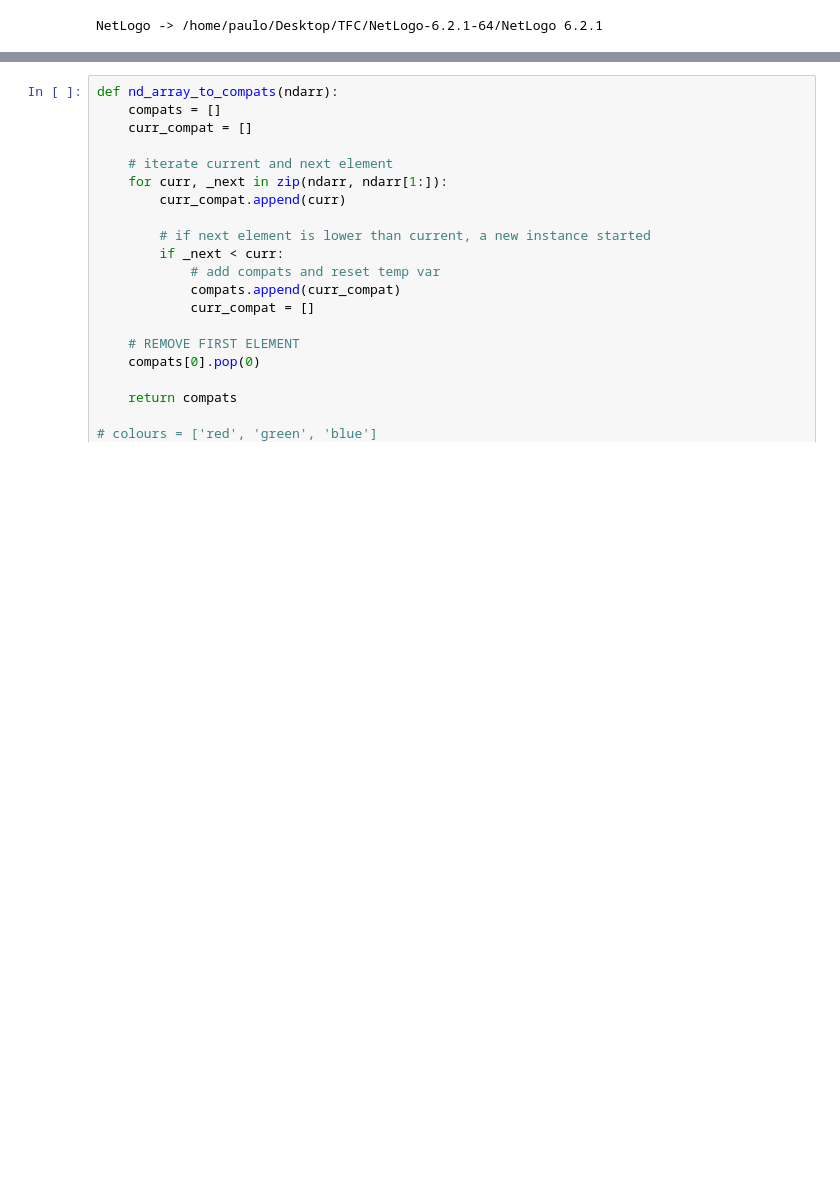
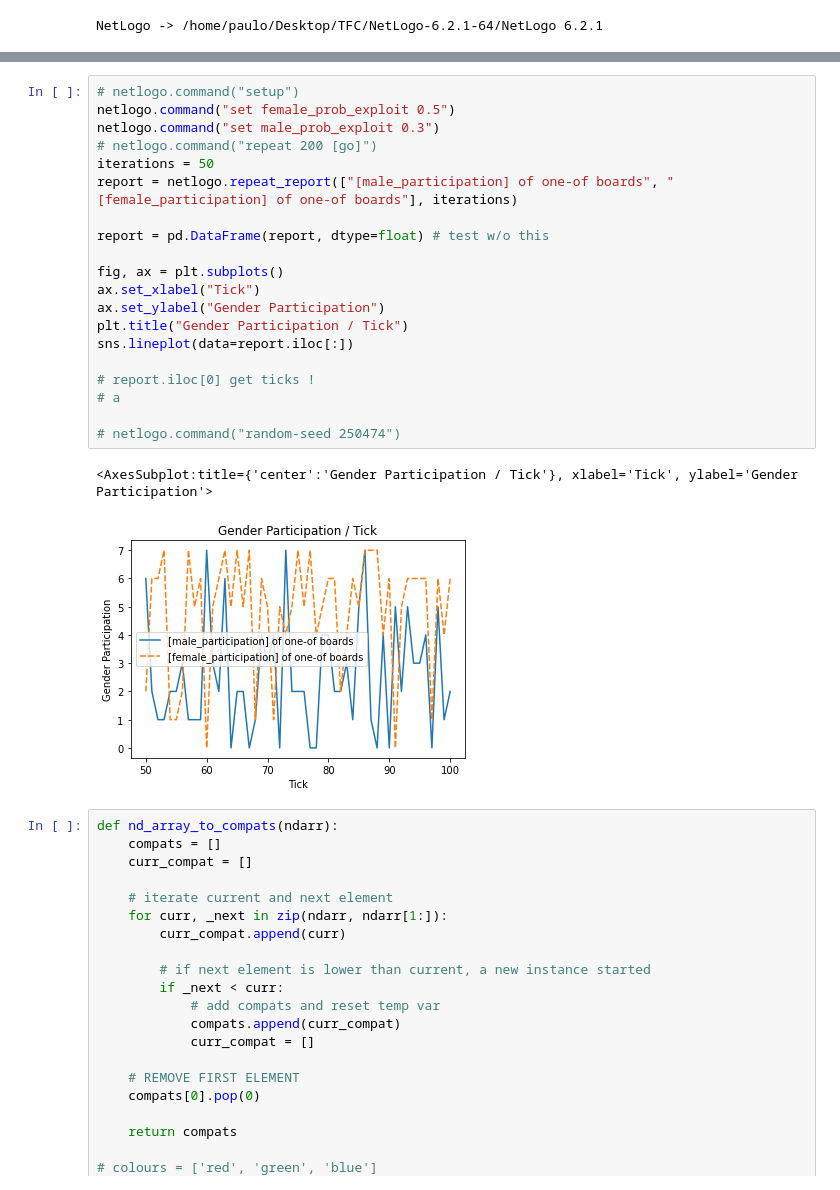
Before and after one commit to DEISI-ULHT-TFC-2021-22/TFC-DEISI258-Modelamento-multi-agente-de-intera-es-em-grupos-sociais, a Jupyter notebook: pynetlogo_ku.ipynb, the cells around one changed output, grey strips where cells are left out. Drawn from its saved outputs; the diff is of its cells as text; blank space fills up the shorter version.

Commit message:
repeat_report

```diff
--- a/pynetlogo_ku.ipynb
+++ b/pynetlogo_ku.ipynb
@@ -93,3 +108,26 @@ load_model(ku_model_path)
+# %%
+# netlogo.command("setup")
+netlogo.command("set female_prob_exploit 0.5")
+netlogo.command("set male_prob_exploit 0.3")
+# netlogo.command("repeat 200 [go]")
+iterations = 50
+report = netlogo.repeat_report(["[male_participation] of one-of boards", "[female_participation] of one-of boards"], iterations)
+
+report = pd.DataFrame(report, dtype=float) # test w/o this
+
+fig, ax = plt.subplots()
+ax.set_xlabel("Tick")
+ax.set_ylabel("Gender Participation")
+plt.title("Gender Participation / Tick")
+sns.lineplot(data=report.iloc[:])
+
+# report.iloc[0] get ticks !
+# a
+
+# netlogo.command("random-seed 250474")
+# %% [output]
+<AxesSubplot:title={'center':'Gender Participation / Tick'}, xlabel='Tick', ylabel='Gender Participation'>
+[figure, added]
 # %%
 def nd_array_to_compats(ndarr):
     compats = []
```
Also changed, not shown: parts of 5 cells of this notebook.
